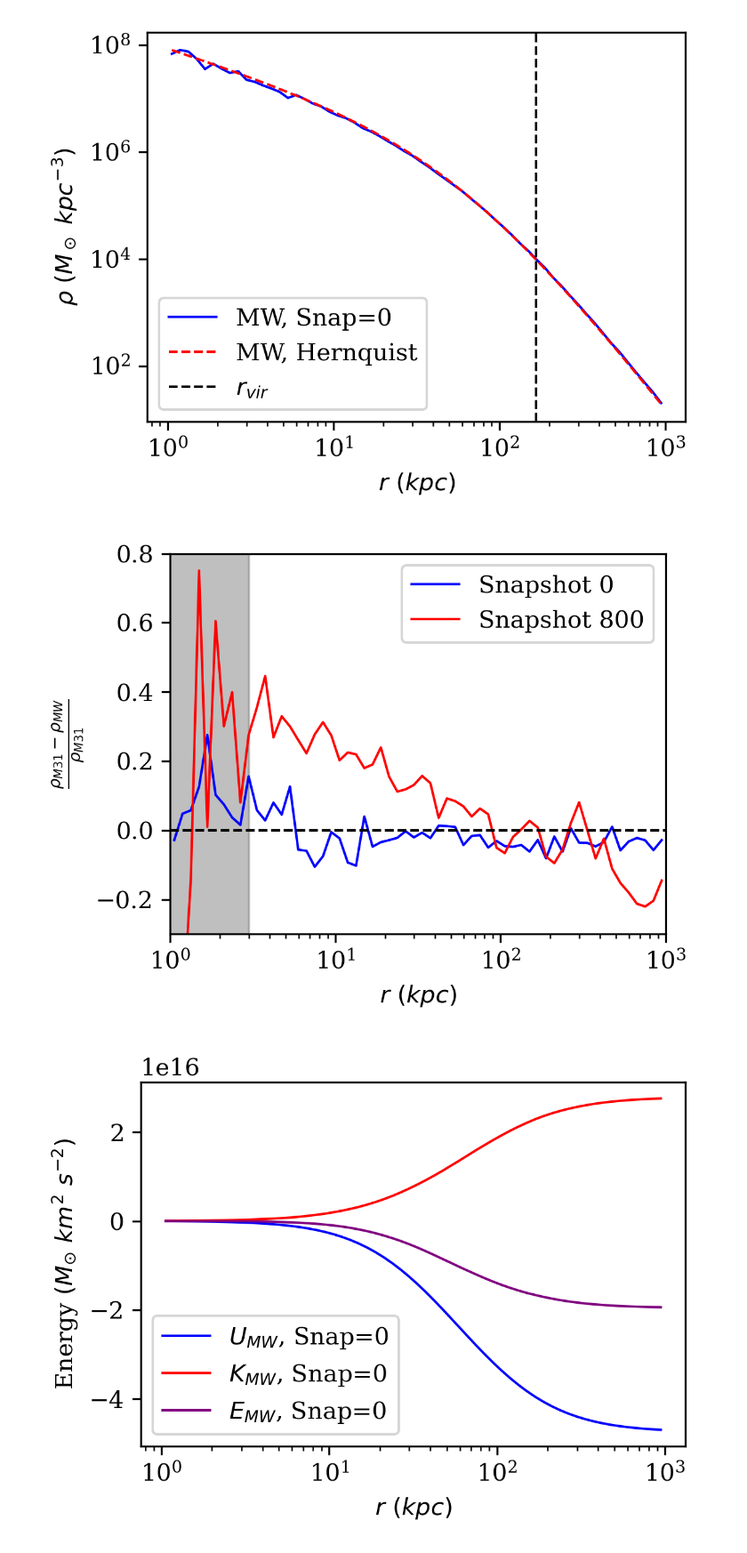
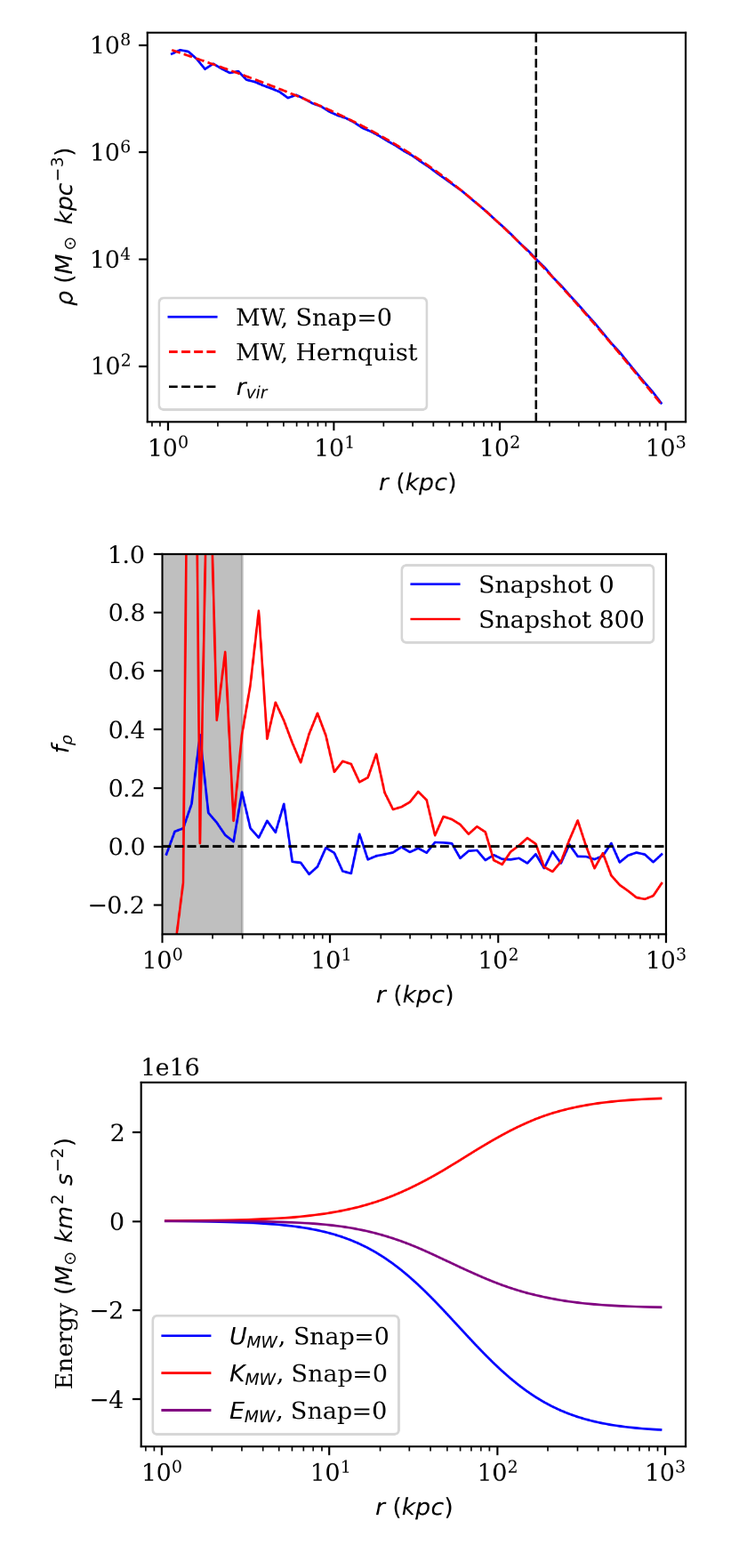
Before and after one commit to wxs0703/astr400b, a Jupyter notebook: ResearchAssignments/ResearchAssignment5/ProjectMain.ipynb, the cells around one changed output. Shown at 89% size. Cells and saved outputs as stored; diff of their text form; code cells hidden in the pictures.

```diff
--- a/ResearchAssignments/ResearchAssignment5/ProjectMain.ipynb
+++ b/ResearchAssignments/ResearchAssignment5/ProjectMain.ipynb
@@ -80,22 +77,25 @@ f_800 = np.load('data/f_M31_MW_800.npy')[1]
+# %%
+f_0 = (M31_0.rho - MW_0.rho) / MW_0.rho
+f_800 = (M31_800.rho - MW_800.rho) / MW_800.rho
 # %%
 # Compare density difference for snapshot 0 and 800
 plt.rcParams.update({"font.family": "serif", "figure.dpi": 300})
 plt.figure(figsize=(4, 3))
 plt.fill_betweenx([-1, 1], 0.001, 3, color='gray', alpha=0.5)
 plt.plot(r, f_0, color='blue', lw=1, label='Snapshot 0')
 plt.plot(r, f_800, color='red', lw=1, label='Snapshot 800')
 plt.axhline(0, ls='--', lw=1, color='black')
 plt.xscale('log')
 plt.xlim(1, 1000)
-plt.ylim(-0.3, 0.8)
+plt.ylim(-0.3, 1.0)
 plt.xlabel(r'$r$ $(kpc)$')
-plt.ylabel(r'$\frac{\rho_{M31}-\rho_{MW}}{\rho_{M31}}$')
+plt.ylabel(r'$f_\rho$')
 plt.legend()
 plt.tight_layout()
 plt.savefig('figs/f_M31_MW_comp.jpg')
 plt.show()
 # %% [output]
-[figure, old version]
+[figure, new version]
 # %%
 # Plot MW energy profile
 plt.rcParams.update({"font.family": "serif", "figure.dpi": 300})
```
Also changed, not shown: parts of 5 cells of this notebook, 3 other files.
